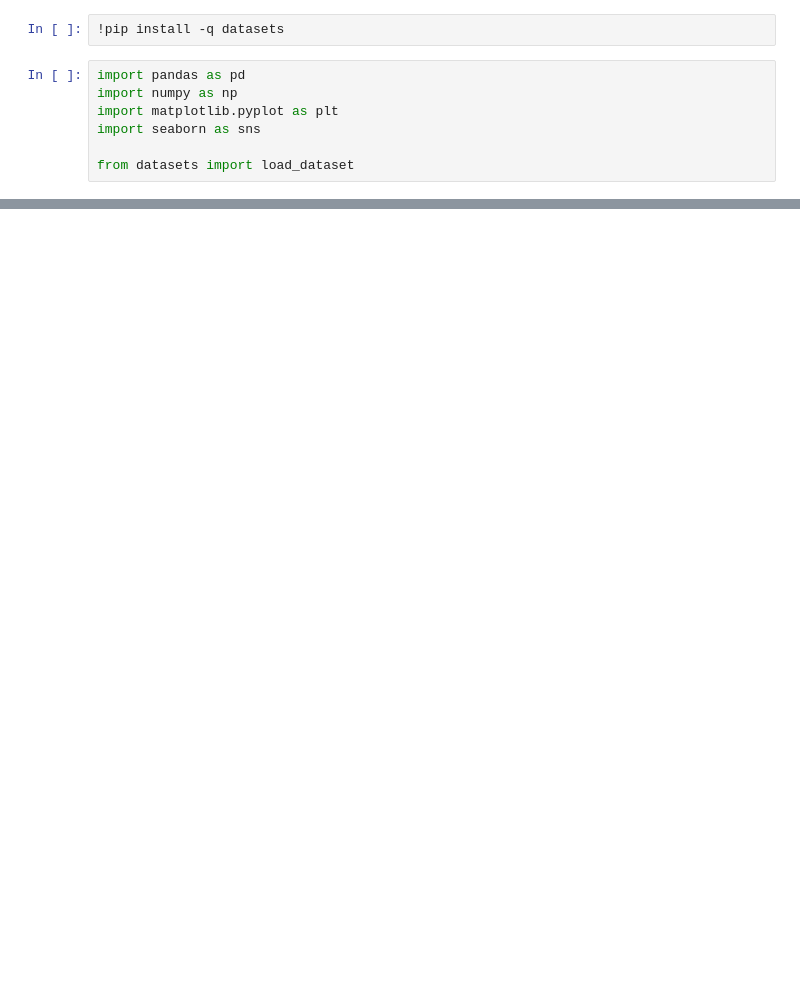
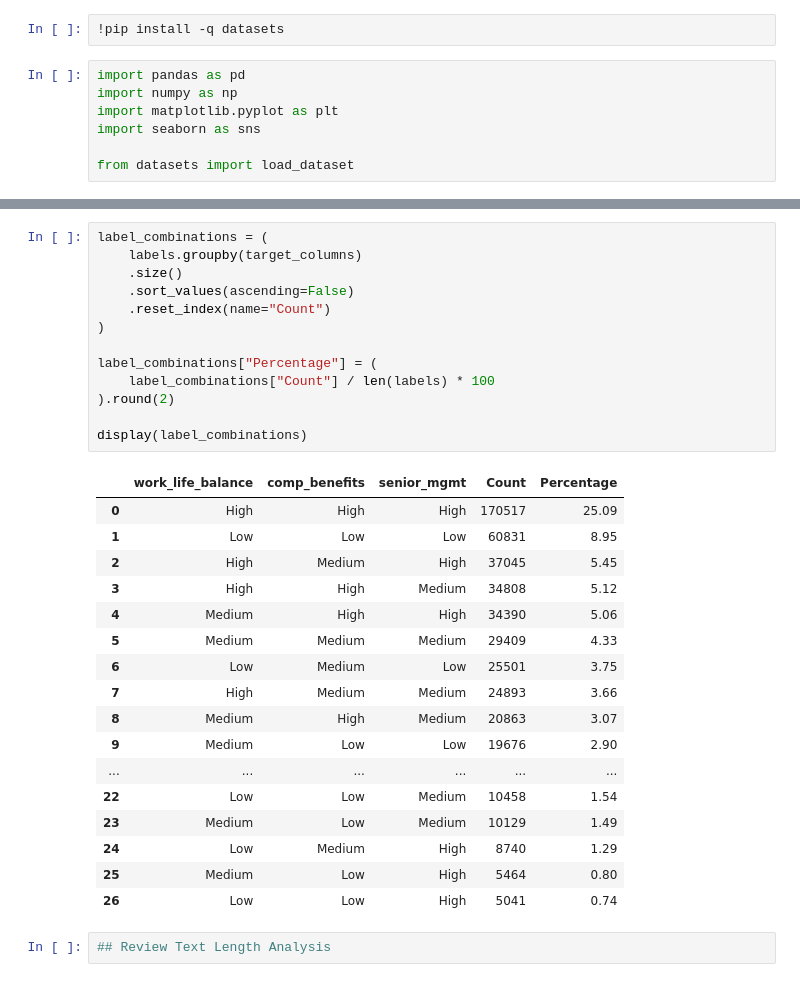
Before and after one commit to Emily-als/worklens-llm, a Jupyter notebook: 01_data_exploration.ipynb, the cells around one changed output, grey strips where cells are left out. Cells and saved outputs as stored; diff of their text form; blank space fills up the shorter version.

```diff
--- a/01_data_exploration.ipynb
+++ b/01_data_exploration.ipynb
@@ -23,0 +180,33 @@ display(df.head())
+# %%
+label_combinations = (
+    labels.groupby(target_columns)
+    .size()
+    .sort_values(ascending=False)
+    .reset_index(name="Count")
+)
+
+label_combinations["Percentage"] = (
+    label_combinations["Count"] / len(labels) * 100
+).round(2)
+
+display(label_combinations)
+# %% [output]
+|  | work_life_balance | comp_benefits | senior_mgmt | Count | Percentage |
+| 0 | High | High | High | 170517 | 25.09 |
+| 1 | Low | Low | Low | 60831 | 8.95 |
+| 2 | High | Medium | High | 37045 | 5.45 |
+| 3 | High | High | Medium | 34808 | 5.12 |
+| 4 | Medium | High | High | 34390 | 5.06 |
+| 5 | Medium | Medium | Medium | 29409 | 4.33 |
+| 6 | Low | Medium | Low | 25501 | 3.75 |
+| 7 | High | Medium | Medium | 24893 | 3.66 |
+| 8 | Medium | High | Medium | 20863 | 3.07 |
+| 9 | Medium | Low | Low | 19676 | 2.90 |
+| ... | ... | ... | ... | ... | ... |
+| 22 | Low | Low | Medium | 10458 | 1.54 |
+| 23 | Medium | Low | Medium | 10129 | 1.49 |
+| 24 | Low | Medium | High | 8740 | 1.29 |
+| 25 | Medium | Low | High | 5464 | 0.80 |
+| 26 | Low | Low | High | 5041 | 0.74 |
+# %%
+## Review Text Length Analysis
```
Also changed, not shown: parts of 17 cells of this notebook.
